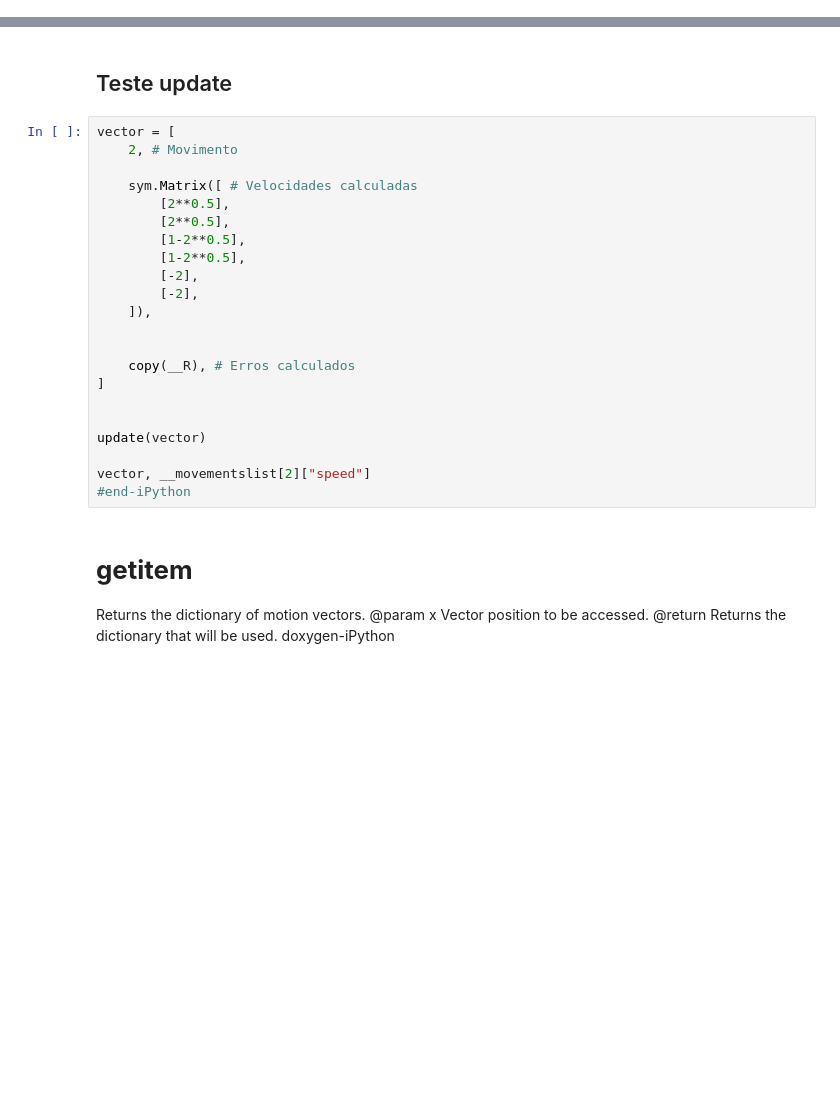
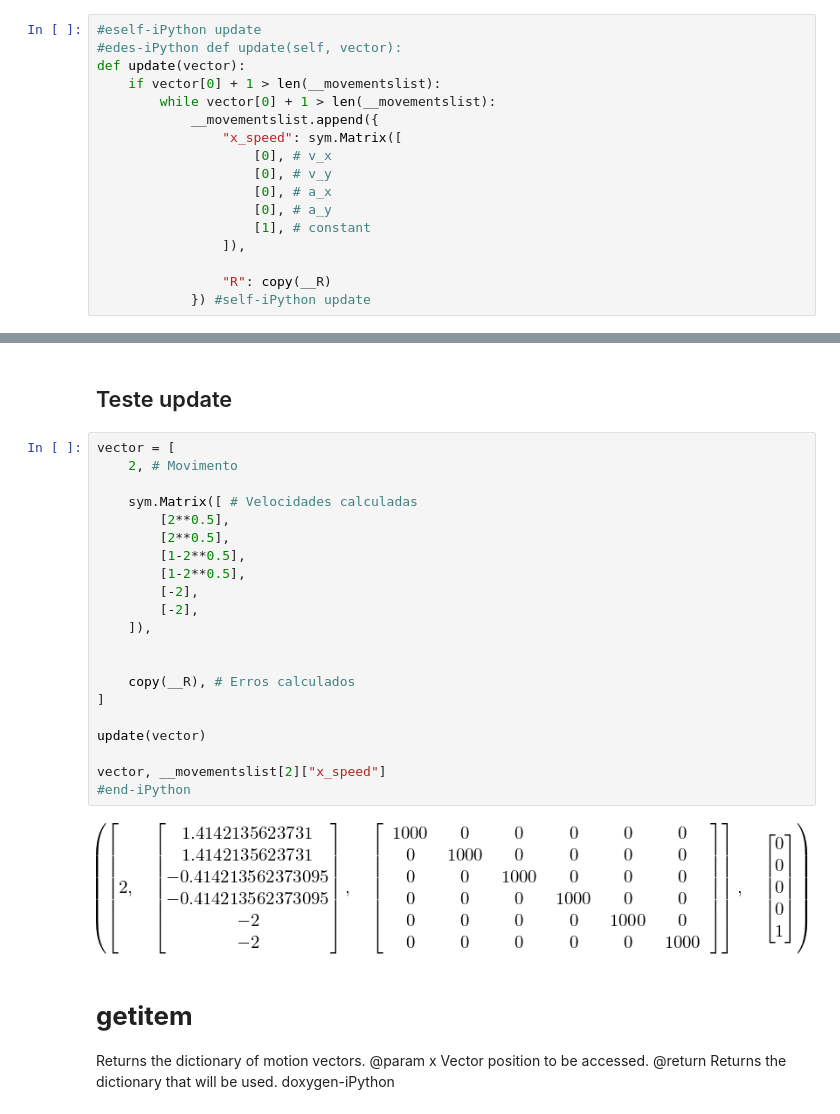
Before and after one commit to RoboFEI/RoboFEI-HT_2019, a Jupyter notebook: AI/Visual_Memory/iPython/Speeds.ipynb, the cells around one changed output, grey strips where cells are left out. Drawn from its saved outputs; the diff is of its cells as text; blank space fills up the shorter version.

```diff
--- a/AI/Visual_Memory/iPython/Speeds.ipynb
+++ b/AI/Visual_Memory/iPython/Speeds.ipynb
@@ -237,3 +181,20 @@ def update(vector):
+# %%
+#eself-iPython update
+#edes-iPython def update(self, vector):
+def update(vector):
+    if vector[0] + 1 > len(__movementslist):
+        while vector[0] + 1 > len(__movementslist):
+            __movementslist.append({
+                "x_speed": sym.Matrix([
+                    [0], # v_x
+                    [0], # v_y
+                    [0], # a_x
+                    [0], # a_y
+                    [1], # constant
+                ]),
+
+                "R": copy(__R)
+            }) #self-iPython update
 # %%
 #ini-iPython
 # %% [markdown]
@@ -241,25 +202,26 @@ def update(vector):
 # %%
 vector = [
     2, # Movimento
 
     sym.Matrix([ # Velocidades calculadas
         [2**0.5],
         [2**0.5],
         [1-2**0.5],
         [1-2**0.5],
         [-2],
         [-2],
     ]),
 
 
     copy(__R), # Erros calculados
 ]
 
-
 update(vector)
 
-vector, __movementslist[2]["speed"]
+vector, __movementslist[2]["x_speed"]
 #end-iPython
+# %% [output]
+[figure, added]
 # %% [markdown]
 # __getitem__
 Returns the dictionary of motion vectors.
```
Also changed, not shown: parts of 7 cells of this notebook, 7 other files.
